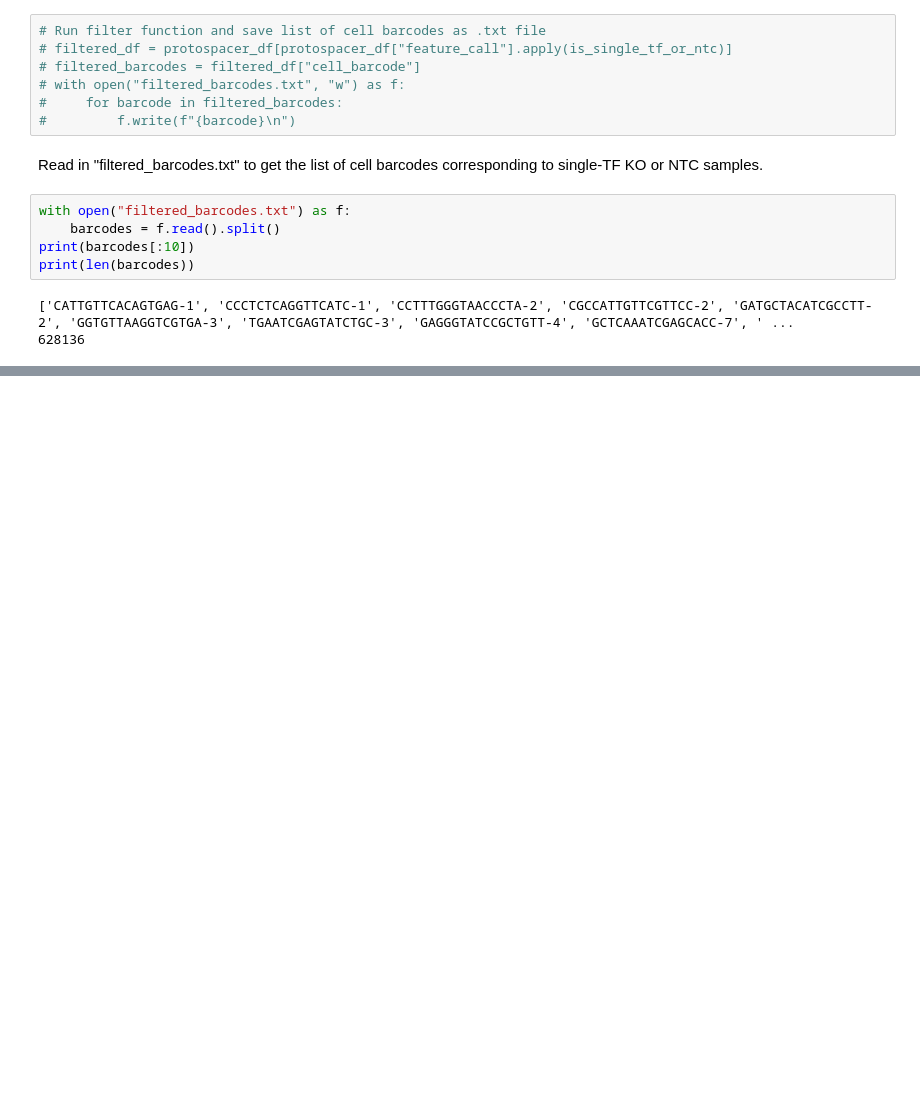
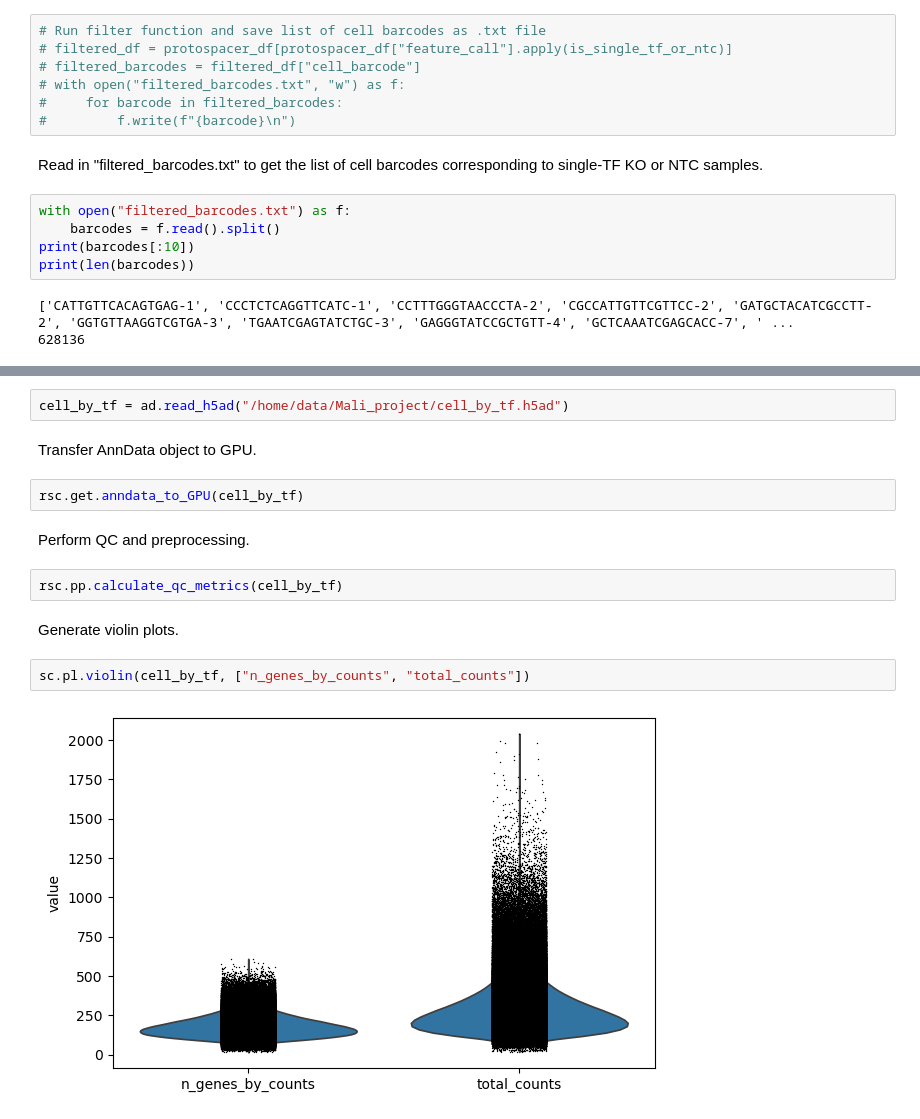
Before and after one commit to subramaniam-lab-ucsd/tf-project, a Jupyter notebook: tf_analysis.ipynb, the cells around one changed output, grey strips where cells are left out. Cells and saved outputs as stored; diff of their text form; blank space fills up the shorter version.

Commit message:
Starting data filtering

```diff
--- a/tf_analysis.ipynb
+++ b/tf_analysis.ipynb
@@ -130,0 +203,16 @@ Out of the 5,386,783 cells in the dataset, 628,136 correspond to single-TF knock
+# %%
+cell_by_tf = ad.read_h5ad("/home/data/Mali_project/cell_by_tf.h5ad")
+# %% [markdown]
+Transfer AnnData object to GPU.
+# %%
+rsc.get.anndata_to_GPU(cell_by_tf)
+# %% [markdown]
+Perform QC and preprocessing.
+# %%
+rsc.pp.calculate_qc_metrics(cell_by_tf)
+# %% [markdown]
+Generate violin plots.
+# %%
+sc.pl.violin(cell_by_tf, ["n_genes_by_counts", "total_counts"])
+# %% [output]
+[figure, added]
```
Also changed, not shown: parts of 41 cells of this notebook, 3 other files.
